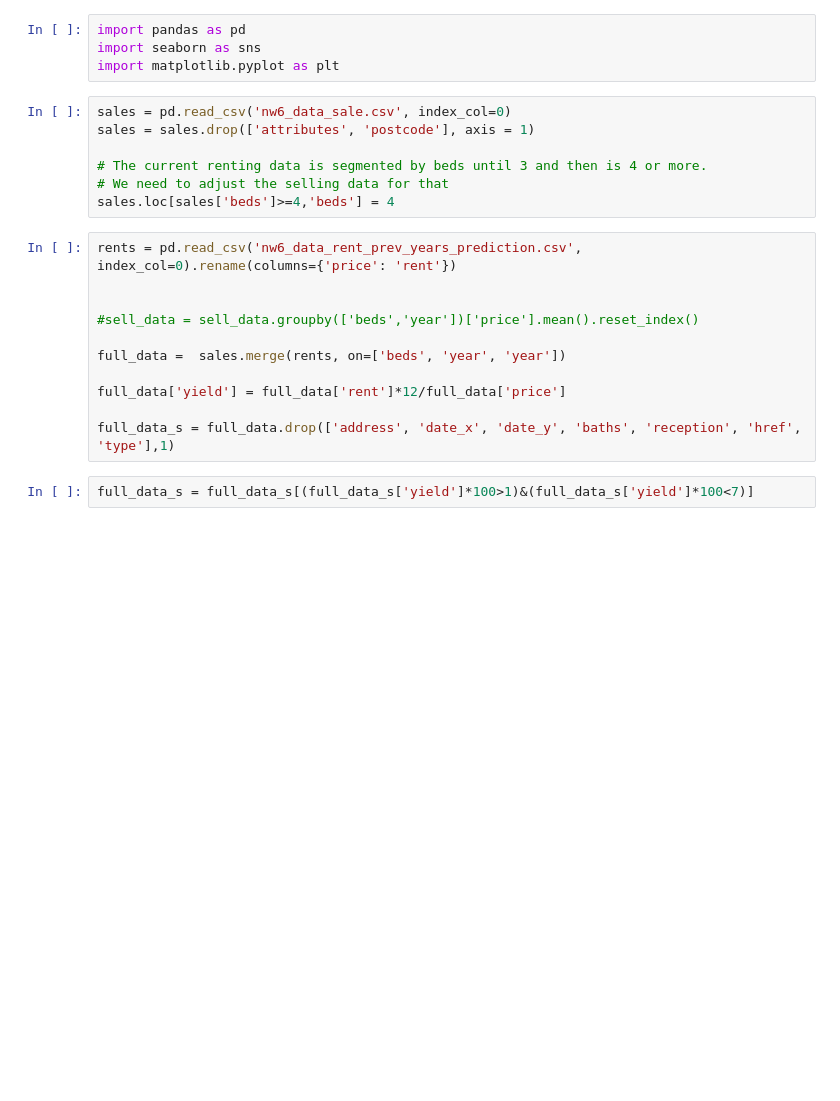
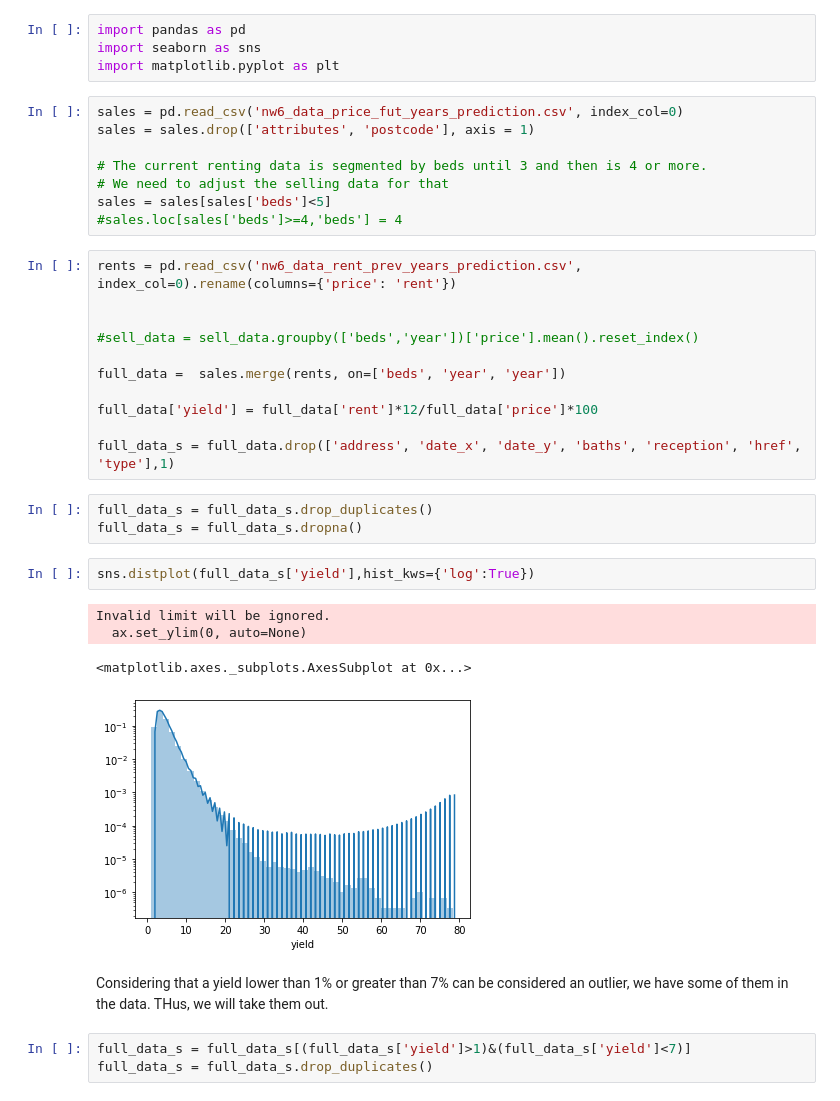
Before and after one commit to angelrureLurtis/LondonNW6, a Jupyter notebook: Yield_analysis.ipynb, the cells around one changed output. Saved outputs shown, nothing was run; the diff lists cells and outputs as text; blank space fills up the shorter version.

```diff
--- a/Yield_analysis.ipynb
+++ b/Yield_analysis.ipynb
@@ -3,12 +3,13 @@ import pandas as pd
 import seaborn as sns
 import matplotlib.pyplot as plt
 # %%
-sales = pd.read_csv('nw6_data_sale.csv', index_col=0)
+sales = pd.read_csv('nw6_data_price_fut_years_prediction.csv', index_col=0)
 sales = sales.drop(['attributes', 'postcode'], axis = 1)
 
 # The current renting data is segmented by beds until 3 and then is 4 or more.
 # We need to adjust the selling data for that
-sales.loc[sales['beds']>=4,'beds'] = 4
+sales = sales[sales['beds']<5]
+#sales.loc[sales['beds']>=4,'beds'] = 4
 # %%
 rents = pd.read_csv('nw6_data_rent_prev_years_prediction.csv', index_col=0).rename(columns={'price': 'rent'})
 
@@ -17,8 +18,21 @@ rents = pd.read_csv('nw6_data_rent_prev_years_prediction.csv', index_col=0).rena
 
 full_data =  sales.merge(rents, on=['beds', 'year', 'year'])
 
-full_data['yield'] = full_data['rent']*12/full_data['price']
+full_data['yield'] = full_data['rent']*12/full_data['price']*100
 
 full_data_s = full_data.drop(['address', 'date_x', 'date_y', 'baths', 'reception', 'href', 'type'],1)
+# %%
+full_data_s = full_data_s.drop_duplicates()
+full_data_s = full_data_s.dropna()
+# %%
+sns.distplot(full_data_s['yield'],hist_kws={'log':True})
+# %% [output]
+Invalid limit will be ignored.
+  ax.set_ylim(0, auto=None)
+<matplotlib.axes._subplots.AxesSubplot at 0x...>
+[figure, added]
+# %% [markdown]
+Considering that a yield lower than 1% or greater than 7% can be considered an outlier, we have some of them in the data. THus, we will take them out.
 # %%
-full_data_s = full_data_s[(full_data_s['yield']*100>1)&(full_data_s['yield']*100<7)]
+full_data_s = full_data_s[(full_data_s['yield']>1)&(full_data_s['yield']<7)]
+full_data_s = full_data_s.drop_duplicates()
```
Also changed, not shown: parts of 11 cells of this notebook, 3 other files.
